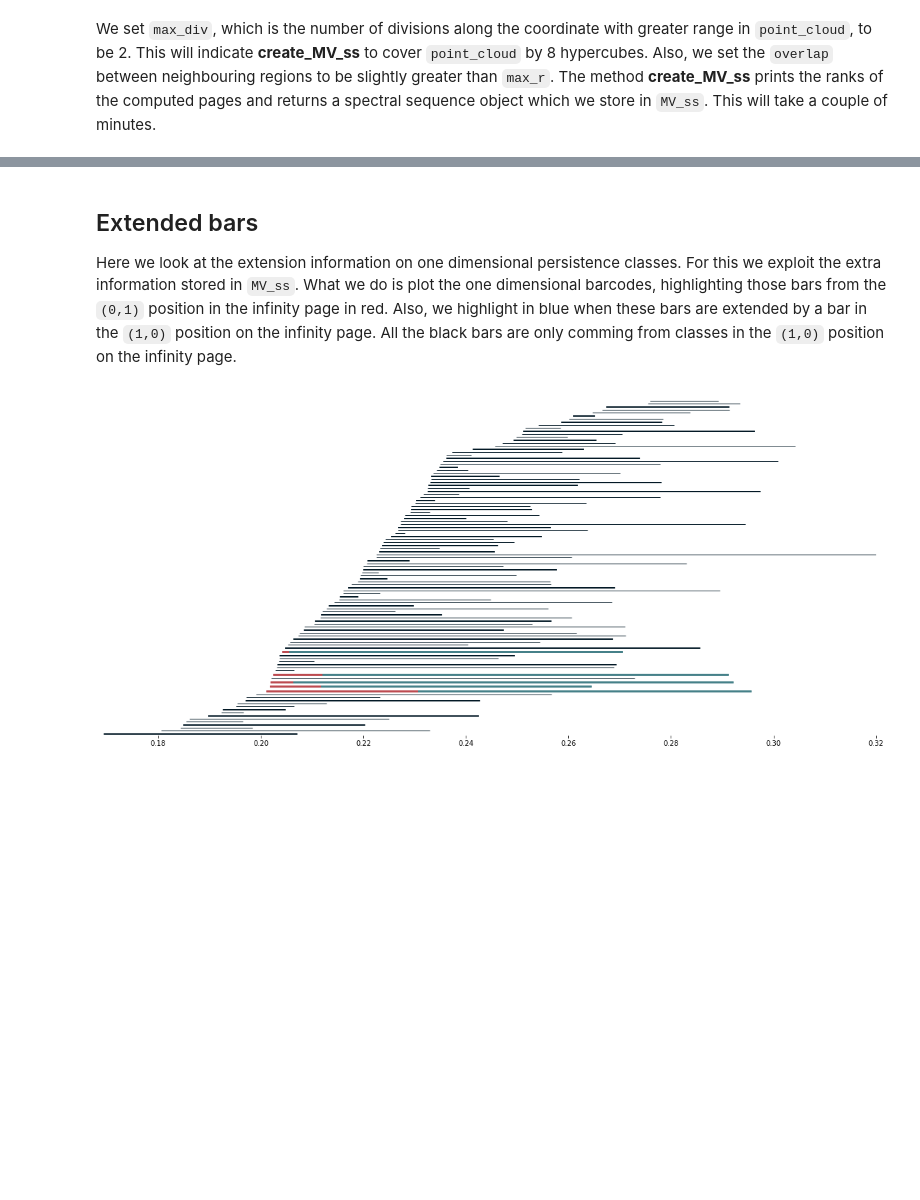
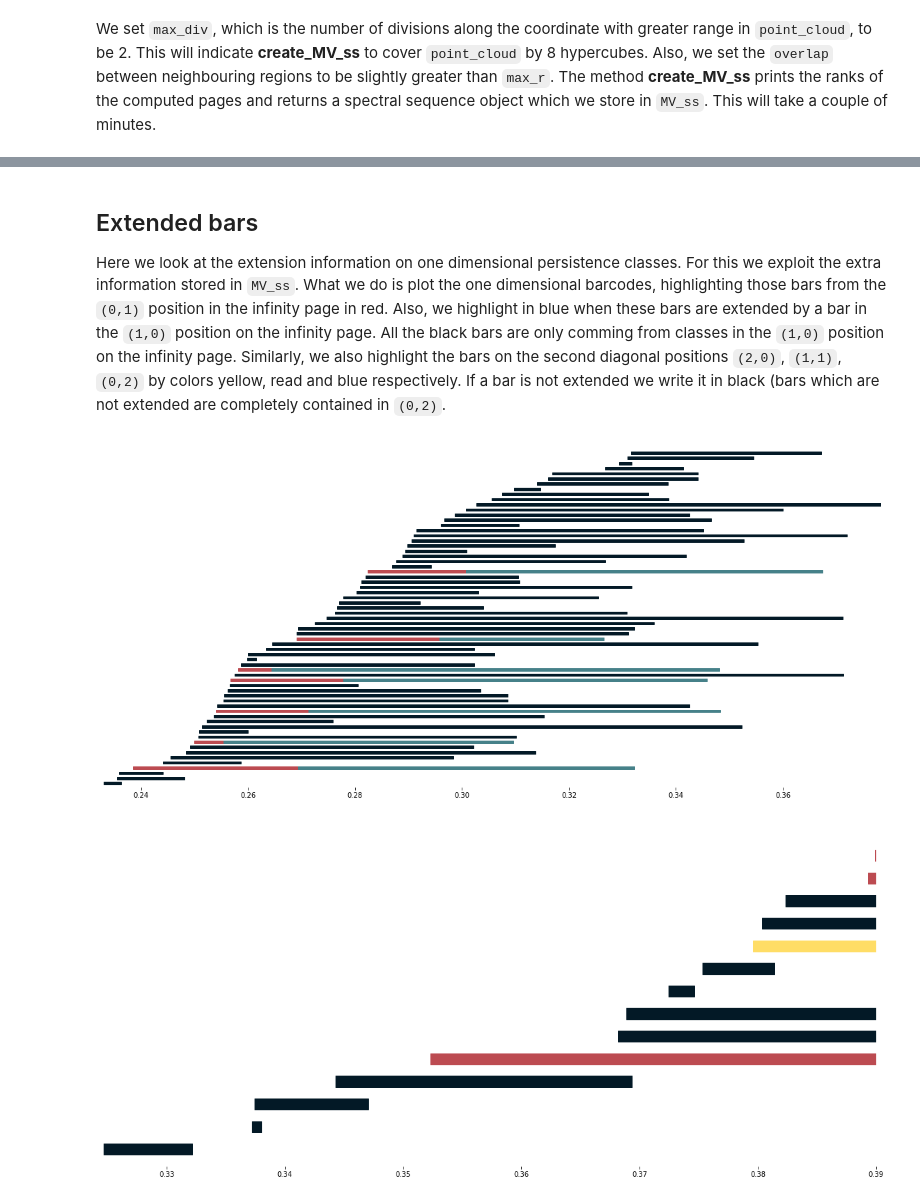
Before and after one commit to atorras1618/PerMaViss, a Jupyter notebook: examples/Random 3D cube.ipynb, the cells around one changed output, grey strips where cells are left out. Saved outputs shown, nothing was run; the diff lists cells and outputs as text; code cells hidden in the pictures; blank space fills up the shorter version.

```diff
--- a/examples/Random 3D cube.ipynb
+++ b/examples/Random 3D cube.ipynb
@@ -12,7 +12,7 @@ import scipy.spatial.distance as dist
 from permaviss.sample_point_clouds.examples import random_cube, take_sample
 
 X = random_cube(1000,3)
-point_cloud = take_sample(X,150)
+point_cloud = take_sample(X,91)
 
 Dist = dist.squareform(dist.pdist(point_cloud))
 # %% [markdown]
@@ -26,8 +26,8 @@ from permaviss.persistence_algebra.PH_classic import persistent_homology
 # %% [markdown]
 We set the parameter `max_dim` for the maximum dimension and  `max_r` for the maximum radius of the Vietoris-Rips complex produced from `point_cloud`.
 # %%
-max_r = 0.32
-max_dim = 3
+max_r = 0.39
+max_dim = 4
 
 
 C, R = vietoris_rips(Dist, max_r, max_dim)
@@ -100,7 +84,7 @@ for it, PH in enumerate(MV_ss.persistent_homology):
     assert np.array_equal(PH.barcode, PerHom[it].barcode)
     step = max_r/PH.dim
     width = step / 2.
-    fig, ax = plt.subplots(figsize = (10,4))
+    fig, ax = plt.subplots(figsize = (20,9))
     ax = plt.axes(frameon=False)
     y_coord = 0
     # Plot barcodes
@@ -122,34 +106,52 @@ for it, PH in enumerate(MV_ss.persistent_homology):
 # %% [markdown]
 ## Extended bars
 
-Here we look at the extension information on one dimensional persistence classes. For this we exploit the extra information stored in `MV_ss`. What we do is plot the one dimensional barcodes, highlighting those bars from the ``(0,1)`` position in the infinity page in red. Also, we highlight in blue when these bars are extended by a bar in the ``(1,0)`` position on the infinity page. All the black bars are only comming from classes in the ``(1,0)`` position on the infinity page.
+Here we look at the extension information on one dimensional persistence classes. For this we exploit the extra information stored in `MV_ss`. What we do is plot the one dimensional barcodes, highlighting those bars from the ``(0,1)`` position in the infinity page in red. Also, we highlight in blue when these bars are extended by a bar in the ``(1,0)`` position on the infinity page. All the black bars are only comming from classes in the ``(1,0)`` position on the infinity page. Similarly, we also highlight the bars on the second diagonal positions ``(2,0)``, ``(1,1)``, ``(0,2)`` by colors yellow, read and blue respectively. If a bar is not extended we write it in black (bars which are not extended are completely contained in ``(0,2)``.
 # %%
 PH = MV_ss.persistent_homology
-start_rad = min(PH[1].barcode[:,0])
-end_rad = max(PH[1].barcode[:,1])
-persistence = end_rad - start_rad
-fig, ax = plt.subplots(figsize = (20,9))
-ax = plt.axes(frameon=False)
-# ax = plt.axes()
-step = (persistence /2) / PH[1].dim
-width = (step/6.)
-y_coord = 0
-for b in PH[1].barcode:
-    if b[0] not in MV_ss.Hom[2][1][0].barcode[:,0]:
-        ax.fill([b[0],b[1],b[1],b[0]],[y_coord,y_coord,y_coord+width,y_coord+width],c="#031926", edgecolor='none')
-    else:
-        index = np.argmax(b[0] <= MV_ss.Hom[2][1][0].barcode[:,0])
-        midpoint = MV_ss.Hom[2][1][0].barcode[index,1]
-        ax.fill([b[0], midpoint, midpoint, b[0]],[y_coord,y_coord,y_coord+step,y_coord+step],c="#bc4b51", edgecolor='none')
-        ax.fill([midpoint, b[1], b[1], midpoint],[y_coord,y_coord,y_coord+step,y_coord+step],c='#468189', edgecolor='none')
-        y_coord = y_coord + step
+no_diag = 3
+colors = [ "#ffdd66", "#bc4b51", "#468189"]
+for diag in range(1, no_diag):
+    start_rad = min(PH[diag].barcode[:,0])
+    end_rad = max(PH[diag].barcode[:,1])
+    persistence = end_rad - start_rad
+    fig, ax = plt.subplots(figsize = (20,9))
+    ax = plt.axes(frameon=False)
+    # ax = plt.axes()
+    step = (persistence /2) / PH[diag].dim
+    width = (step/6.)
+    y_coord = 0
+    for b in PH[diag].barcode:
+        current_rad = b[0]
+        for k in range(diag + 1):
+            if k == diag and current_rad == b[0]:
+                break
+            for i, rad in enumerate(MV_ss.Hom[
+                    MV_ss.no_pages - 1][diag - k][k].barcode[:,0]):
+                if np.allclose(rad, current_rad):
+                    next_rad = MV_ss.Hom[
+                        MV_ss.no_pages - 1][diag - k][k].barcode[i,1]
+                    ax.fill([current_rad, next_rad, next_rad, current_rad],
+                            [y_coord,y_coord,y_coord+step,y_coord+step],
+                            c=colors[k + no_diag - diag - 1])
+                    current_rad = next_rad
+                # end if
+            # end for
 
-    y_coord += 2 * step
+        # end for
+        if current_rad < b[1]:
+            ax.fill([current_rad, b[1], b[1], current_rad],
+                            [y_coord,y_coord,y_coord+step,y_coord+step],
+                            c="#031926")
+        # end if
+        y_coord = y_coord + 2 * step
+    # end for
 
-# Show figure
-ax.axes.get_yaxis().set_visible(False)
-ax.set_xlim([start_rad,end_rad])
-ax.set_ylim([-step, y_coord + step])
-plt.show()
+    # Show figure
+    ax.axes.get_yaxis().set_visible(False)
+    ax.set_xlim([start_rad, end_rad])
+    ax.set_ylim([-step, y_coord + step])
+    plt.show()
 # %% [output]
-[figure, old version]
+[figure, new version]
+[figure, added]
```
Also changed, not shown: parts of 4 cells of this notebook, 13 other files.
